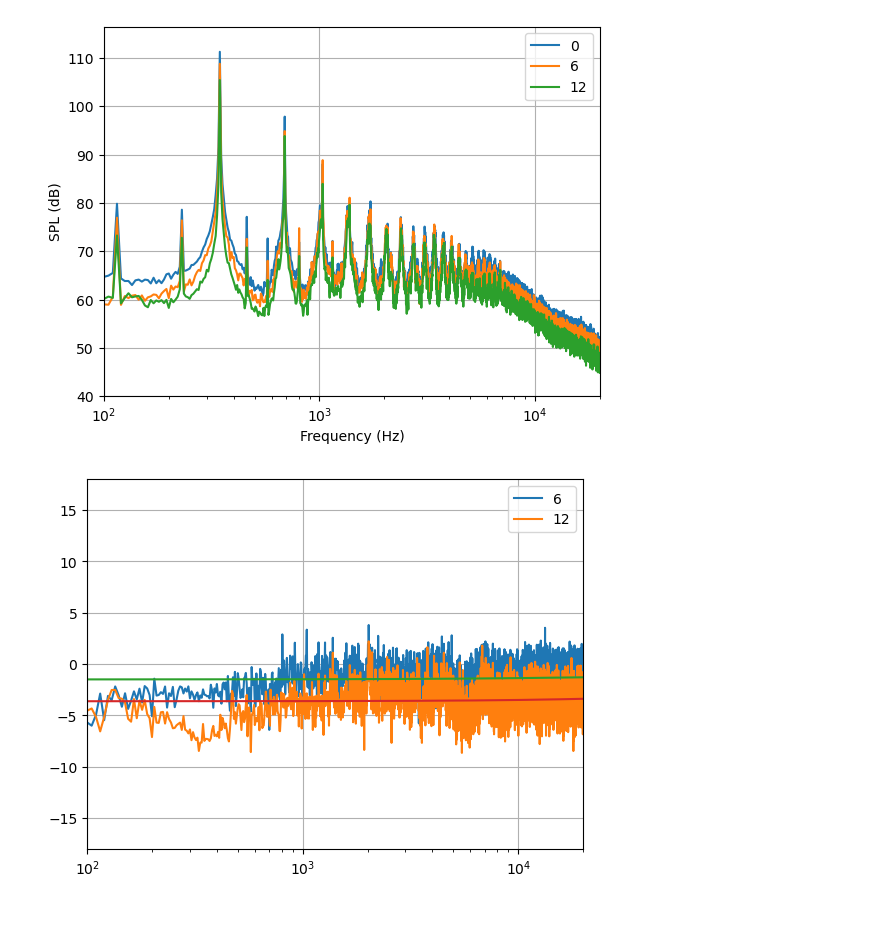
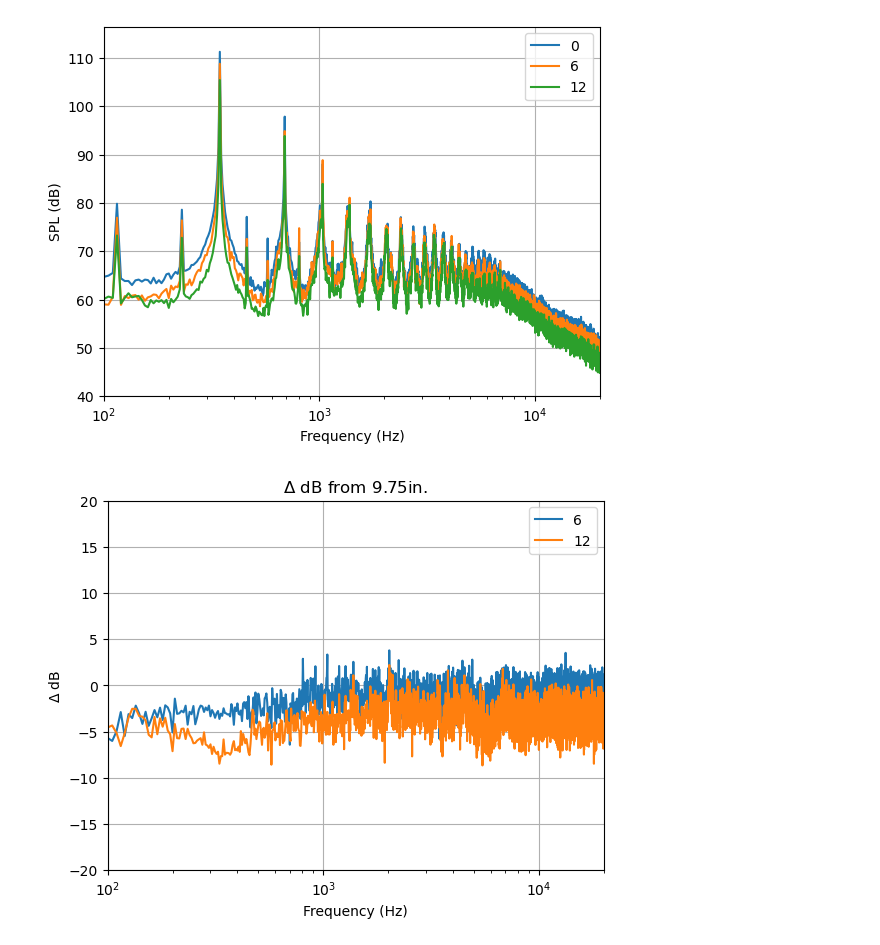
Before and after one commit to sladesladeslade/CuppolettiLab, a Jupyter notebook: Spr 23 UGR/UGRplots.ipynb, the cells around one changed output. Drawn from its saved outputs; the diff is of its cells as text; code cells hidden in the pictures; blank space fills up the shorter version.

```diff
--- a/Spr 23 UGR/UGRplots.ipynb
+++ b/Spr 23 UGR/UGRplots.ipynb
@@ -35,17 +35,20 @@ plt.show()
 # %%
 m6 = spl6[6] - spl0[6]
 m12 = spl12[6] - spl0[6]
 plt.plot(freq6, m6, label="6")
 plt.plot(freq12, m12, label="12")
-d6, a6, b6, c6 = np.polyfit(freq6, m6, 3)
-d12, a12, b12, c12 = np.polyfit(freq12, m12, 3)
-plt.plot(freq6, d6*freq6**3+a6*freq6**2+b6*freq6+c6)
-plt.plot(freq12, d12*freq12**3+a12*freq12**2+b12*freq6+c12)
+# d6, a6, b6, c6 = np.polyfit(freq6, m6, 3)
+# d12, a12, b12, c12 = np.polyfit(freq12, m12, 3)
+# plt.plot(freq6, d6*freq6**3+a6*freq6**2+b6*freq6+c6)
+# plt.plot(freq12, d12*freq12**3+a12*freq12**2+b12*freq6+c12)
 plt.xscale("log")
 plt.xlim([100, 20000])
 plt.legend()
-plt.ylim([-18, 18])
+plt.ylim([-20, 20])
+plt.xlabel("Frequency (Hz)")
+plt.ylabel("$\Delta$ dB")
+plt.title("$\Delta$ dB from 9.75in.")
 plt.grid()
 plt.show()
 # %% [output]
-[figure, old version]
+[figure, new version]
```
